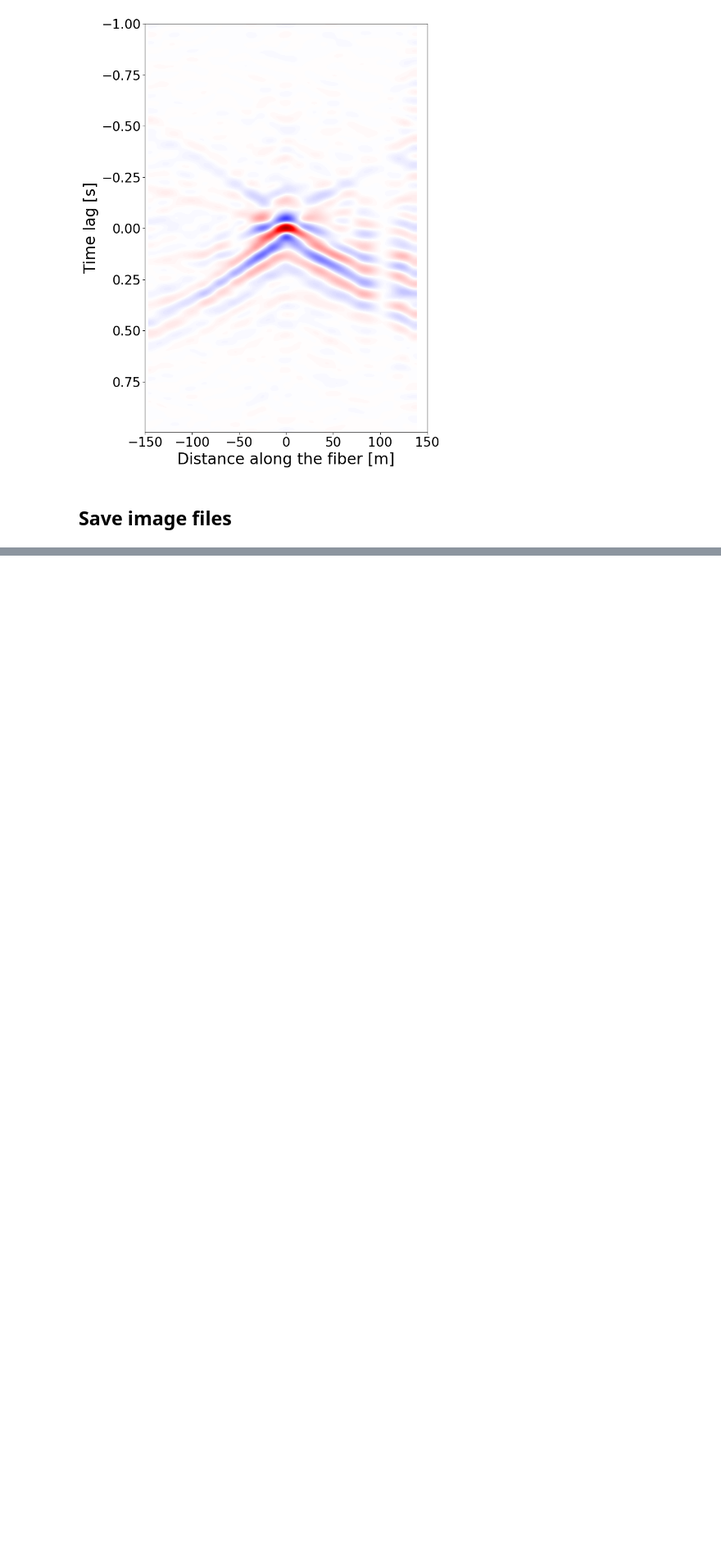
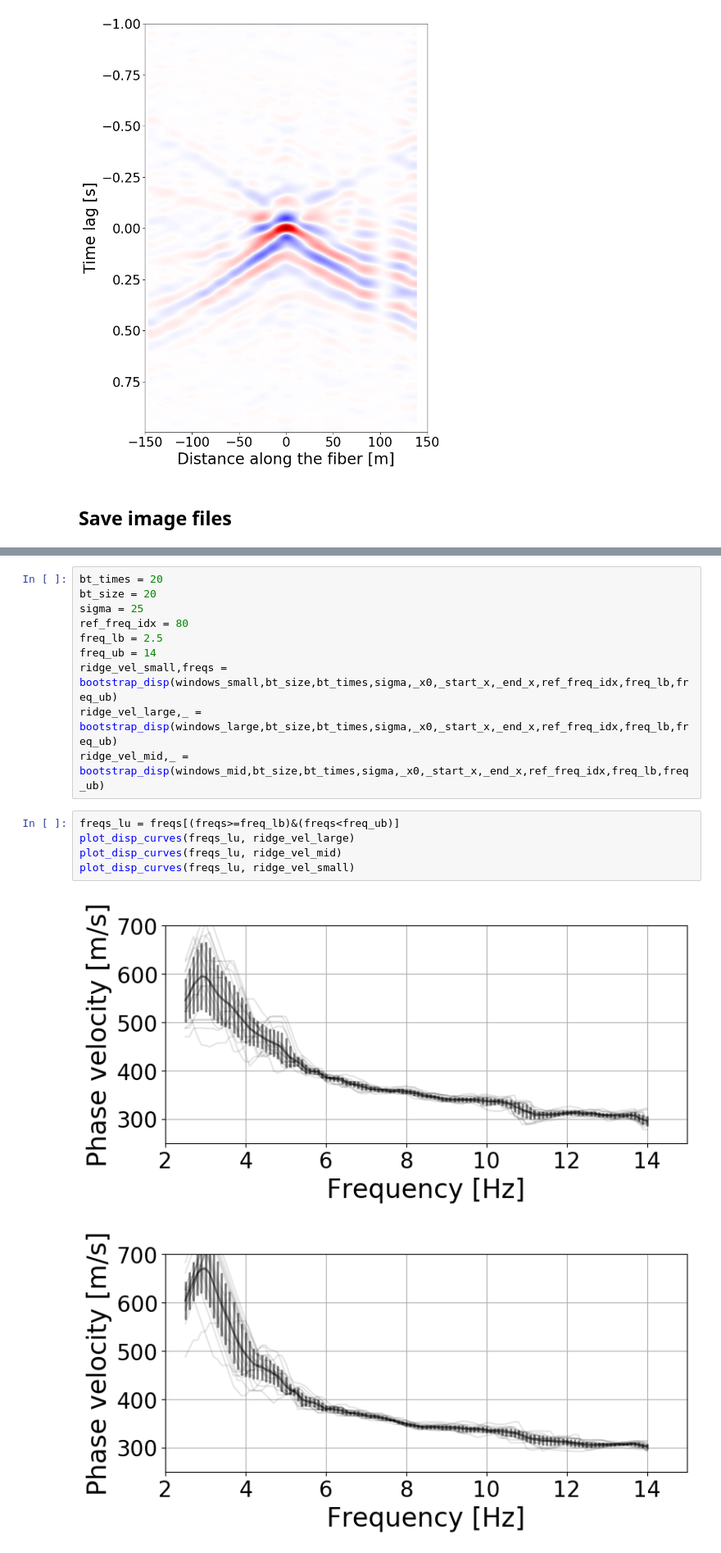
Before and after one commit to jingxiaoliu/das_diff_veh, a Jupyter notebook: imaging_diff_size.ipynb, the cells around one changed output, grey strips where cells are left out. Shown at 82% size. Drawn from its saved outputs; the diff is of its cells as text; blank space fills up the shorter version.

Commit message:
add bootstrapping

```diff
--- a/imaging_diff_size.ipynb
+++ b/imaging_diff_size.ipynb
@@ -218,0 +220,18 @@ Object successfully saved to "data/saved_disp/700_images_sizes.pkl"
+# %%
+bt_times = 20
+bt_size = 20
+sigma = 25
+ref_freq_idx = 80
+freq_lb = 2.5
+freq_ub = 14
+ridge_vel_small,freqs = bootstrap_disp(windows_small,bt_size,bt_times,sigma,_x0,_start_x,_end_x,ref_freq_idx,freq_lb,freq_ub)
+ridge_vel_large,_ = bootstrap_disp(windows_large,bt_size,bt_times,sigma,_x0,_start_x,_end_x,ref_freq_idx,freq_lb,freq_ub)
+ridge_vel_mid,_ = bootstrap_disp(windows_mid,bt_size,bt_times,sigma,_x0,_start_x,_end_x,ref_freq_idx,freq_lb,freq_ub)
+# %%
+freqs_lu = freqs[(freqs>=freq_lb)&(freqs<freq_ub)]
+plot_disp_curves(freqs_lu, ridge_vel_large)
+plot_disp_curves(freqs_lu, ridge_vel_mid)
+plot_disp_curves(freqs_lu, ridge_vel_small)
+# %% [output]
+[figure, added]
+[figure, added]
```
Also changed, not shown: parts of 6 cells of this notebook, 38 other files.
